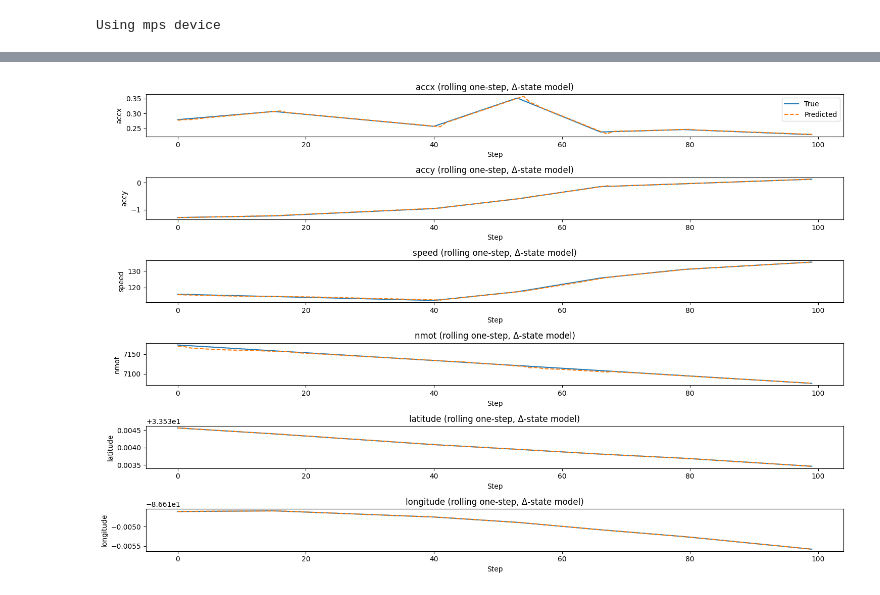
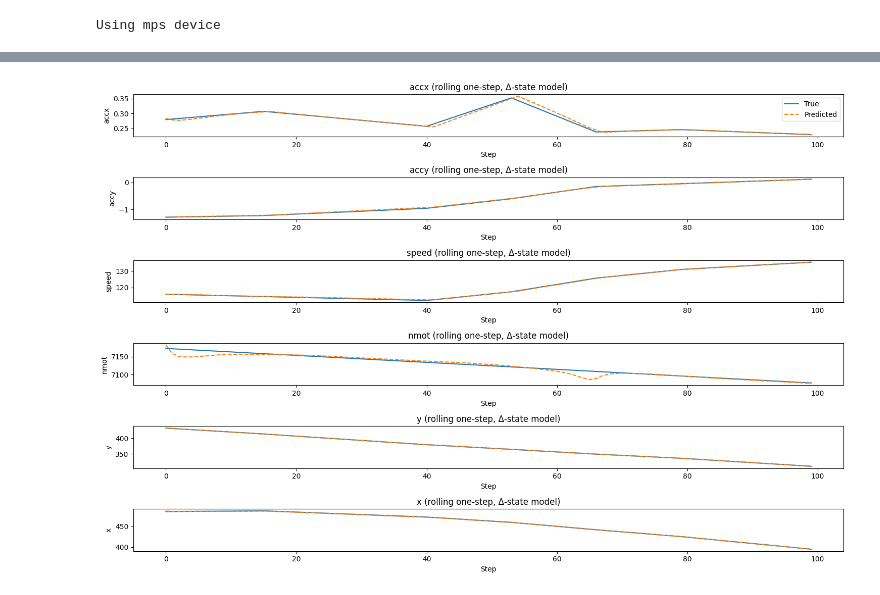
Before and after one commit to UBC-Solar/hack_the_track, a Jupyter notebook: backend/telemetry/test_car_13.ipynb, the cells around one changed output, grey strips where cells are left out. Drawn from its saved outputs; the diff is of its cells as text; code cells hidden in the pictures.

```diff
--- a/backend/telemetry/test_car_13.ipynb
+++ b/backend/telemetry/test_car_13.ipynb
@@ -89,13 +120,12 @@ print(f"Using {device} device")
 # %% [output]
 Using mps device
 # %%
-#convert to tensors
-state = ['accx', 'accy', 'speed', 'nmot', 'latitude', 'longitude']
+state = ['accx', 'accy', 'speed', 'nmot', 'y', 'x']
 control = ['gear', 'aps', 'pbrake_f', 'pbrake_r']
 
-x_values = torch.tensor(final_df_car13[state].values, dtype=torch.float32)
-y_values = torch.tensor(final_df_car13[control].values, dtype=torch.float32)
-dataset = (TensorDataset(x_values, y_values))
+x_values = torch.tensor(final_df_car13_xy[state].values, dtype=torch.float32)
+y_values = torch.tensor(final_df_car13_xy[control].values, dtype=torch.float32)
+dataset = TensorDataset(x_values, y_values)
 
 seq_length = 10 #timestamps per sequence
 
@@ -122,7 +152,7 @@ class CarSequenceDataset(torch.utils.data.Dataset):
         # single next state: at time t + seq_len
         y_next = self.states[idx + self.seq_len]               # [output_size]
 
-        return x_seq, y_next
+        return x_seq, y_next, idx
 
 
 class RNN(nn.Module):
@@ -155,9 +185,9 @@ from sklearn.preprocessing import StandardScaler
 cols_to_scale = state + control
 
 # Fit scaler on the training portion only
-train_len = int(0.8 * len(final_df_car13))
-df_train_raw = final_df_car13.iloc[:train_len].reset_index(drop=True)
-df_test_raw  = final_df_car13.iloc[train_len:].reset_index(drop=True)
+train_len = int(0.8 * len(final_df_car13_xy))
+df_train_raw = final_df_car13_xy.iloc[:train_len].reset_index(drop=True)
+df_test_raw  = final_df_car13_xy.iloc[train_len:].reset_index(drop=True)
 
 scaler = StandardScaler()
 scaler.fit(df_train_raw[cols_to_scale])  # fit only on train
@@ -300,7 +392,7 @@ horizon = 100
 horizon = min(horizon, len(test_dataset))
 
 state_dim = len(state)
-state_names = ['accx', 'accy', 'speed', 'nmot', 'latitude', 'longitude']
+state_names = ['accx', 'accy', 'speed', 'nmot', 'y', 'x']
 num_states = len(state_names)
 
 all_true = []
@@ -309,7 +401,7 @@ all_pred = []
 with torch.no_grad():
     for idx in range(horizon):
         # x_seq: [seq_len, in_features], y_true: [state_dim]
-        x_seq, y_true = test_dataset[idx]
+        x_seq, y_true, _ = test_dataset[idx]
 
         # move to device, add batch dim
         x_seq_dev = x_seq.unsqueeze(0).to(device)  # [1, seq_len, in_features]
@@ -332,34 +424,34 @@ pred_seq = torch.stack(all_pred).cpu().numpy()    # [horizon, state_dim]
 # cols_to_scale = state + control  (same as during training)
 num_state = len(state)
 num_all   = len(cols_to_scale)
 
 true_full = np.zeros((horizon, num_all))
 pred_full = np.zeros((horizon, num_all))
 
 true_full[:, :num_state] = true_seq
 pred_full[:, :num_state] = pred_seq
 
 true_full_unscaled = scaler.inverse_transform(true_full)
 pred_full_unscaled = scaler.inverse_transform(pred_full)
 
 true_seq_plot = true_full_unscaled[:, :num_state]
 pred_seq_plot = pred_full_unscaled[:, :num_state]
 
 plt.figure(figsize=(15, 10))
 for i, name in enumerate(state_names):
     plt.subplot(num_states, 1, i + 1)
     plt.plot(true_seq_plot[:, i], label='True')
     plt.plot(pred_seq_plot[:, i], label='Predicted', linestyle='--')
     plt.title(f"{name} (rolling one-step, Δ-state model)")
     plt.xlabel("Step")
     plt.ylabel(name)
     if i == 0:
         plt.legend(loc="best")
 
 plt.tight_layout()
 plt.show()
 # %% [output]
-[figure, old version]
+[figure, new version]
 # %%
 import numpy as np
 import torch
```
Also changed, not shown: parts of 5 cells of this notebook.
